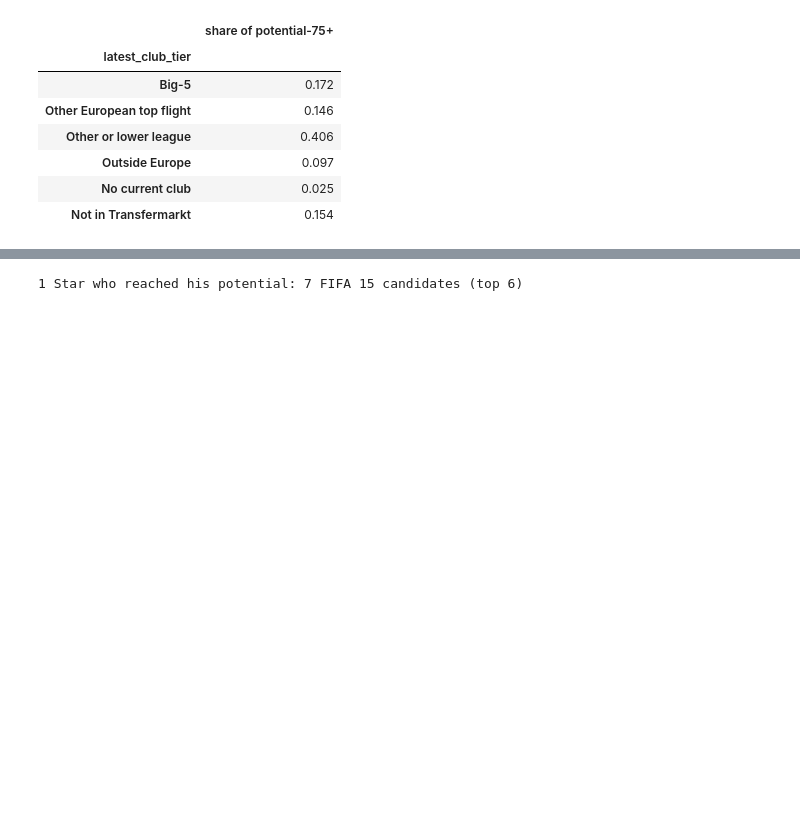
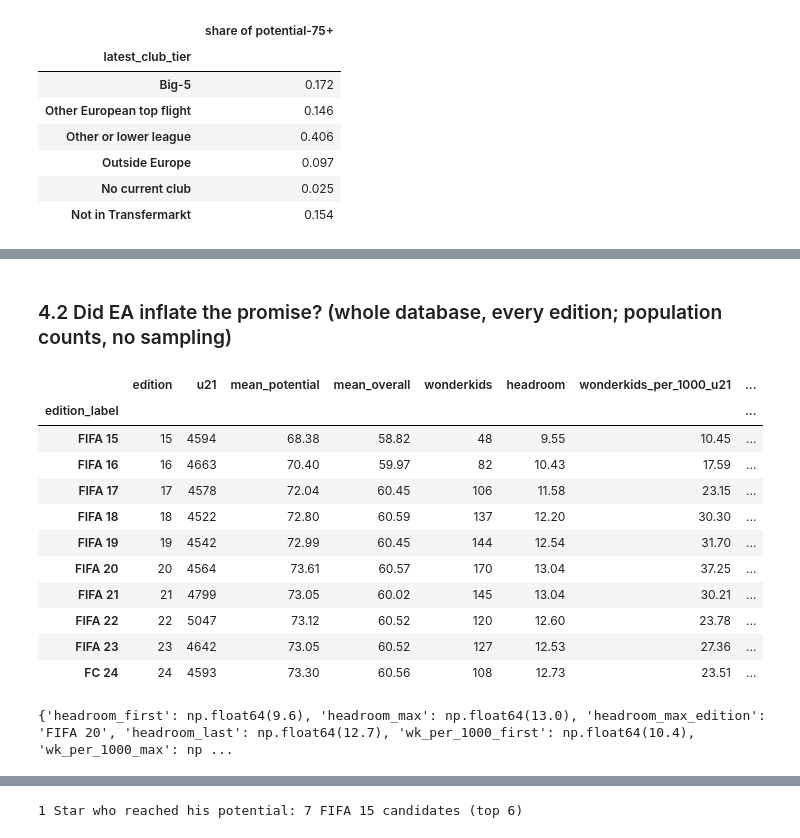
Before and after one commit to heisenberg1804/career-mode-promise, a Jupyter notebook: notebooks/05_analysis_master.ipynb, the cells around one changed output, grey strips where cells are left out. Cells and saved outputs as stored; diff of their text form; code cells hidden in the pictures; blank space fills up the shorter version.

```diff
--- a/notebooks/05_analysis_master.ipynb
+++ b/notebooks/05_analysis_master.ipynb
@@ -72,8 +72,8 @@ a = a.merge(ni[["fifa_nation", "iso3", "confederation"]].rename(columns={"fifa_n
 a["is_matched"] = a["tm_player_id"].notna()
 # Real-life "made it": unmatched entrants count as not made it. Every player with a Big-5 appearance is in
 # Transfermarkt's players table (notebook 02), so an unmatched entrant has no Big-5 minutes unless his match was missed.
-for t in config.MADE_IT_MINUTES_SENSITIVITY:
-    a[f"made_it_{t}"] = a[f"made_it_{t}"].fillna(False).astype(bool)
+for c_ in [f"made_it_{t}" for t in config.MADE_IT_MINUTES_SENSITIVITY] + [f"made_it_{config.FOLLOWUP_YEARS}y", "made_it_top_flight"]:
+    a[c_] = a[c_].fillna(False).astype(bool)
 a["made_it"] = a[f"made_it_{config.MADE_IT_MINUTES_DEFAULT}"]
 a["big5_minutes"] = a["big5_minutes"].fillna(0).where(a["is_matched"])
 a["in_accuracy_sample"] = ~a["already_peaked"]
@@ -420,0 +467,14 @@ F["chart_14"] = {"potential_75plus_tier_pct": {k: fd.pct(v) for k, v in tier_sha
+# %%
+slope = boot_ci(g, lambda d: ols_slope(d["potential"], d["peak"]))
+print(f"Calibration slope: {slope[0]:.2f} (95% CI {slope[1]:.2f}–{slope[2]:.2f})")
+check("Calibration slope CI excludes 1 (potential is not calibrated)", slope[2] < 1, f"{slope[0]:.2f} [{slope[1]:.2f}, {slope[2]:.2f}]")
+bins = [0, 60, 65, 70, 75, 80, 85, 99]
+labels = ["≤60", "61–65", "66–70", "71–75", "76–80", "81–85", "86+"]
+g["pot_bin"] = pd.cut(g["potential"], bins, labels=labels)
+calib = g.groupby("pot_bin", observed=True).agg(n=("peak", "size"), mean_potential=("potential", "mean"),
+                                                 mean_peak=("peak", "mean"), beat_or_met=("gap_f", lambda s: (s <= 0).mean()))
+display(calib.round(2))
+ROB["calibration"] = {"slope": fmt(slope),
+                      "points_of_peak_per_10_points_potential": round(slope[0] * 10, 1),
+                      "by_potential": {k: {"n": int(r.n), "mean_potential": round(r.mean_potential, 1), "mean_peak": round(r.mean_peak, 1),
+                                           "beat_or_met_pct": fd.pct(r.beat_or_met)} for k, r in calib.iterrows()}}
@@ -420,0 +493,43 @@ F["chart_14"] = {"potential_75plus_tier_pct": {k: fd.pct(v) for k, v in tier_sha
+# %% [markdown]
+### 4.2 Did EA inflate the promise? (whole database, every edition; population counts, no sampling)
+# %%
+pan = pd.read_parquet(config.CLEAN / "fifa_panel.parquet", columns=["player_id", "edition", "edition_label", "age", "overall", "potential"])
+u = pan[pan["age"] <= config.MAX_ENTRY_AGE]
+infl = u.groupby(["edition", "edition_label"]).agg(u21=("player_id", "size"), mean_potential=("potential", "mean"),
+                                                   mean_overall=("overall", "mean"),
+                                                   wonderkids=("potential", lambda s: int((s >= config.WONDERKID_POTENTIAL).sum())))
+infl["headroom"] = infl["mean_potential"] - infl["mean_overall"]
+infl["wonderkids_per_1000_u21"] = infl["wonderkids"] / infl["u21"] * 1000
+top300 = pan.sort_values("overall", ascending=False).groupby("edition").head(300).groupby("edition")["overall"].mean()
+infl["top300_mean_overall"] = infl.index.get_level_values("edition").map(top300)
+infl = infl.reset_index("edition")
+display(infl.round(2))
+peak_ed = infl["wonderkids_per_1000_u21"].idxmax()
+ROB["inflation"] = {
+    "by_edition": {k: {"u21": int(r.u21), "mean_potential": round(r.mean_potential, 1), "mean_overall": round(r.mean_overall, 1),
+                       "headroom": round(r.headroom, 1), "wonderkids_per_1000": round(r.wonderkids_per_1000_u21, 1),
+                       "top300_mean_overall": round(r.top300_mean_overall, 1)} for k, r in infl.iterrows()},
+    "headroom_first": round(infl["headroom"].iat[0], 1), "headroom_max": round(infl["headroom"].max(), 1),
+    "headroom_max_edition": infl["headroom"].idxmax(), "headroom_last": round(infl["headroom"].iat[-1], 1),
+    "wk_per_1000_first": round(infl["wonderkids_per_1000_u21"].iat[0], 1),
+    "wk_per_1000_max": round(infl["wonderkids_per_1000_u21"].max(), 1), "wk_per_1000_max_edition": peak_ed,
+    "wk_per_1000_last": round(infl["wonderkids_per_1000_u21"].iat[-1], 1),
+    "mean_overall_change_first_to_max": round(infl.loc[peak_ed, "mean_overall"] - infl["mean_overall"].iat[0], 1),
+    "mean_potential_change_first_to_max": round(infl.loc[peak_ed, "mean_potential"] - infl["mean_potential"].iat[0], 1),
+    "top300_drift_first_to_max": round(infl.loc[peak_ed, "top300_mean_overall"] - infl["top300_mean_overall"].iat[0], 1),
+}
+print(json_like := {k: v for k, v in ROB["inflation"].items() if k != "by_edition"})
+# %% [output]
+|  | edition | u21 | mean_potential | mean_overall | wonderkids | headroom | wonderkids_per_1000_u21 | ... |
+| edition_label |  |  |  |  |  |  |  | ... |
+| FIFA 15 | 15 | 4594 | 68.38 | 58.82 | 48 | 9.55 | 10.45 | ... |
+| FIFA 16 | 16 | 4663 | 70.40 | 59.97 | 82 | 10.43 | 17.59 | ... |
+| FIFA 17 | 17 | 4578 | 72.04 | 60.45 | 106 | 11.58 | 23.15 | ... |
+| FIFA 18 | 18 | 4522 | 72.80 | 60.59 | 137 | 12.20 | 30.30 | ... |
+| FIFA 19 | 19 | 4542 | 72.99 | 60.45 | 144 | 12.54 | 31.70 | ... |
+| FIFA 20 | 20 | 4564 | 73.61 | 60.57 | 170 | 13.04 | 37.25 | ... |
+| FIFA 21 | 21 | 4799 | 73.05 | 60.02 | 145 | 13.04 | 30.21 | ... |
+| FIFA 22 | 22 | 5047 | 73.12 | 60.52 | 120 | 12.60 | 23.78 | ... |
+| FIFA 23 | 23 | 4642 | 73.05 | 60.52 | 127 | 12.53 | 27.36 | ... |
+| FC 24 | 24 | 4593 | 73.30 | 60.56 | 108 | 12.73 | 23.51 | ... |
+{'headroom_first': np.float64(9.6), 'headroom_max': np.float64(13.0), 'headroom_max_edition': 'FIFA 20', 'headroom_last': np.float64(12.7), 'wk_per_1000_first': np.float64(10.4), 'wk_per_1000_max': np ...
```
Also changed, not shown: parts of 22 cells of this notebook, 6 other files.
